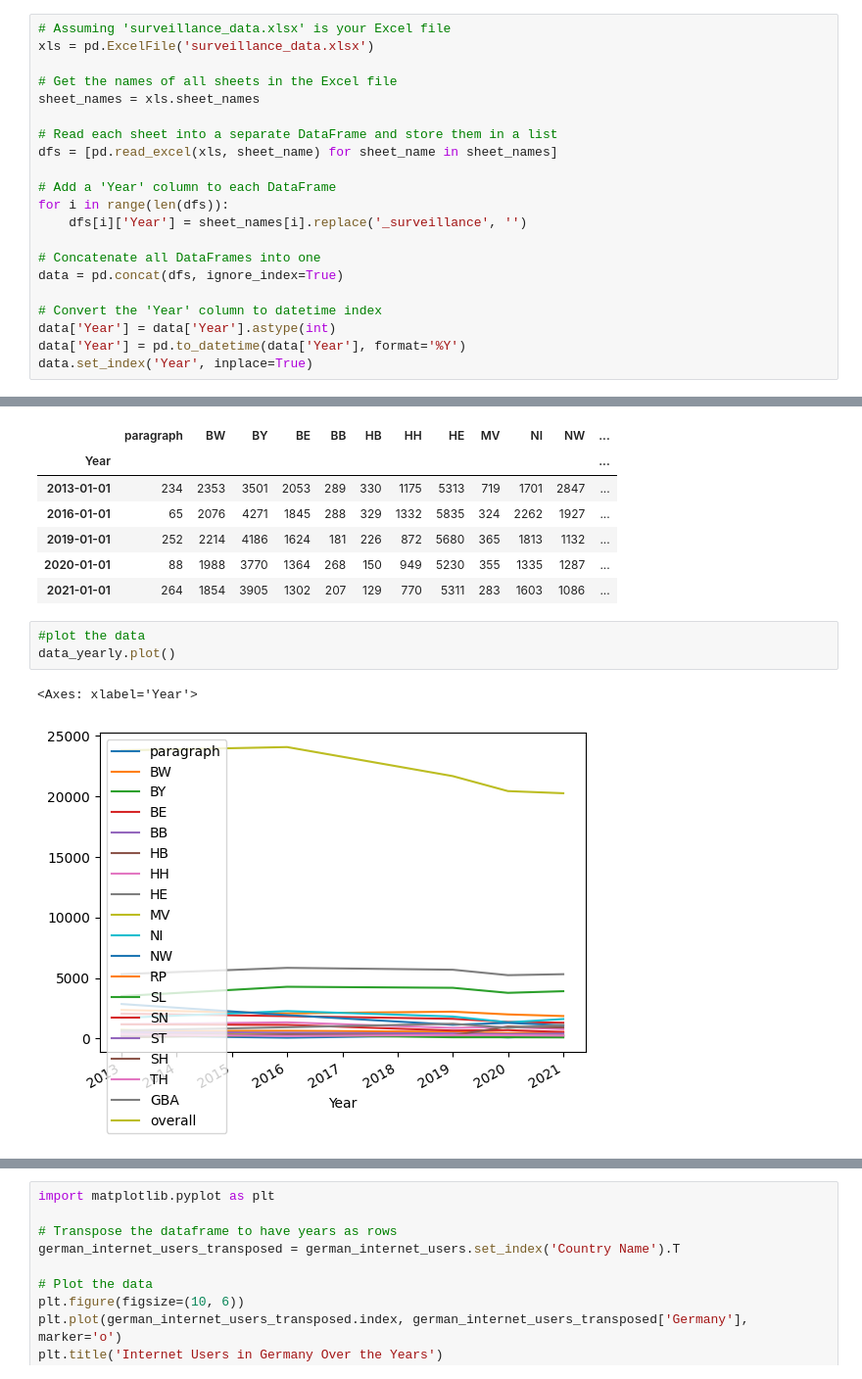
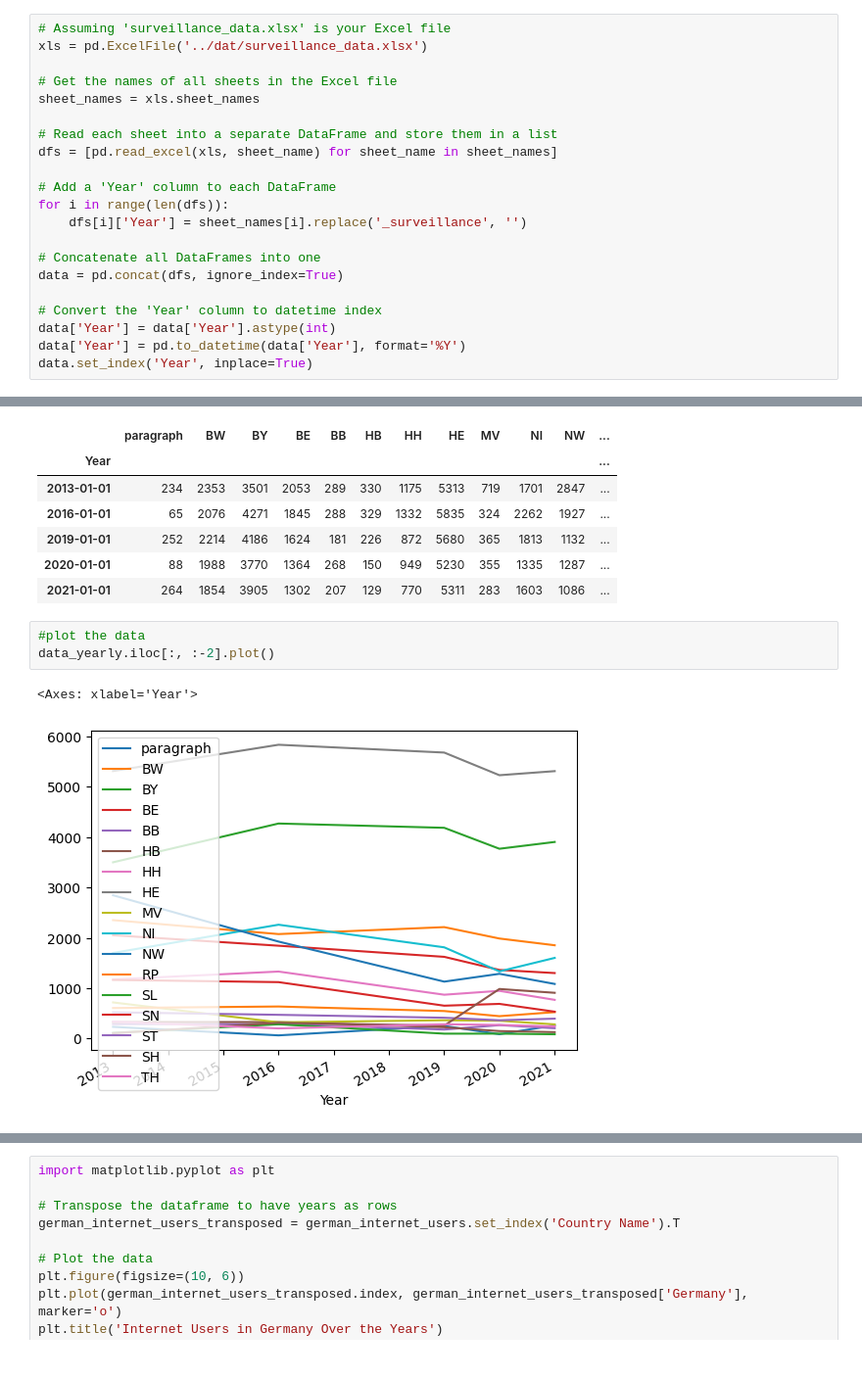
Before and after one commit to JakobUnterholzner/DataLiteracy, a Jupyter notebook: exp/exp_JU_02_RelateSurveillanceToUsers.ipynb, the cells around one changed output, grey strips where cells are left out. Shown at 98% size. Saved outputs shown, nothing was run; the diff lists cells and outputs as text.

```diff
--- a/exp/exp_JU_02_RelateSurveillanceToUsers.ipynb
+++ b/exp/exp_JU_02_RelateSurveillanceToUsers.ipynb
@@ -3,7 +3,7 @@ import pandas as pd
 import matplotlib.pyplot as plt
 # %%
 # Assuming 'surveillance_data.xlsx' is your Excel file
-xls = pd.ExcelFile('surveillance_data.xlsx')
+xls = pd.ExcelFile('../dat/surveillance_data.xlsx')
 
 # Get the names of all sheets in the Excel file
 sheet_names = xls.sheet_names
@@ -57,8 +57,8 @@ data_yearly
 | 2021-01-01 | 264 | 1854 | 3905 | 1302 | 207 | 129 | 770 | 5311 | 283 | 1603 | 1086 | ... |
 # %%
 #plot the data
-data_yearly.plot()
+data_yearly.iloc[:, :-2].plot()
 # %% [output]
 <Axes: xlabel='Year'>
-[figure, old version]
+[figure, new version]
 # %%
```
Also changed, not shown: parts of 5 cells of this notebook, 1 other file.
